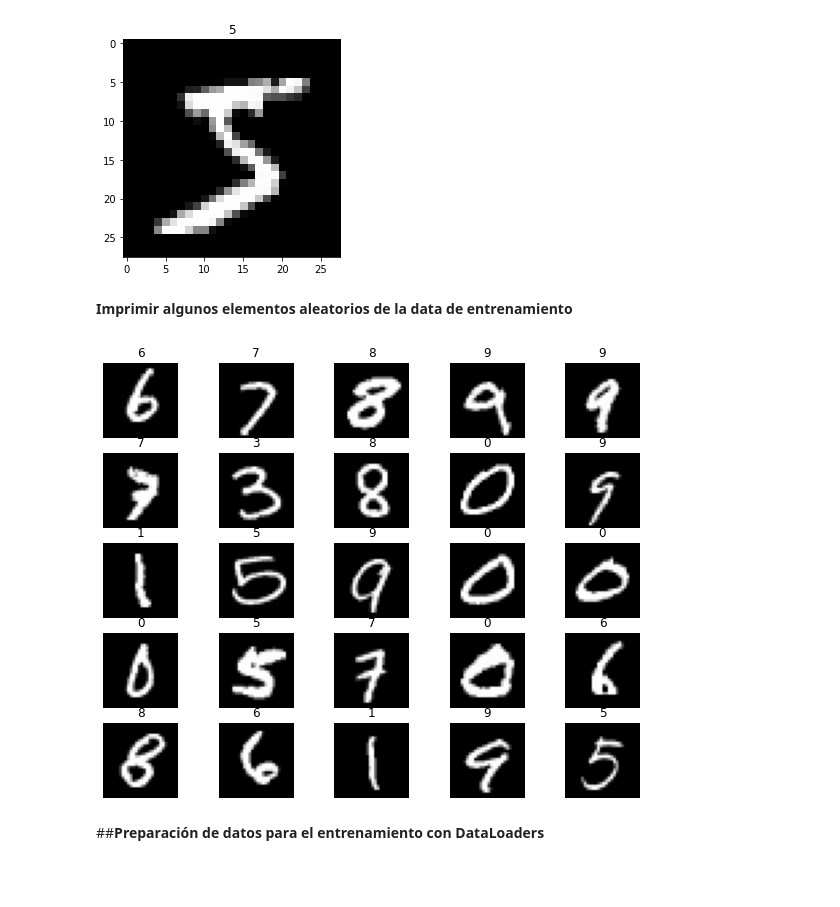
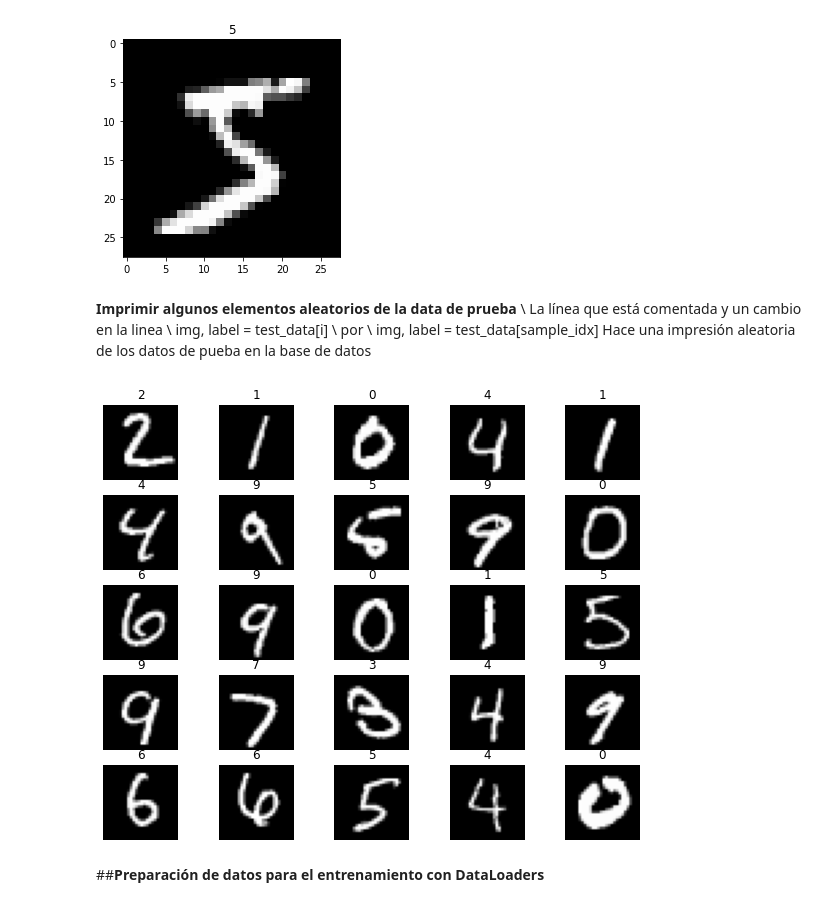
Before and after one commit to FERMEN23/CNN, a Jupyter notebook: MNIST.ipynb, the cells around one changed output. Saved outputs shown, nothing was run; the diff lists cells and outputs as text; code cells hidden in the pictures; blank space fills up the shorter version.

```diff
--- a/MNIST.ipynb
+++ b/MNIST.ipynb
@@ -62,21 +79,26 @@ plt.title('%i' % train_data.targets[0])
 plt.show()
 # %% [output]
 [figure]
-# %% [markdown]
-**Imprimir algunos elementos aleatorios de la data de entrenamiento**
+# %% [markdown]
+**Imprimir algunos elementos aleatorios de la data de prueba** \\
+La línea que está comentada y un cambio en la linea \\
+img, label = test_data[i] \\
+por \\
+img, label = test_data[sample_idx]
+Hace una impresión aleatoria de los datos de pueba en la base de datos
 # %%
 figure = plt.figure(figsize=(10, 8))
 cols, rows = 5, 5
 for i in range(1, cols * rows + 1):
-    sample_idx = torch.randint(len(train_data), size=(1,)).item()
-    img, label = train_data[sample_idx]
+    #sample_idx = torch.randint(len(train_data), size=(1,)).item()
+    img, label = test_data[i]
     figure.add_subplot(rows, cols, i)
     plt.title(label)
     plt.axis("off")
     plt.imshow(img.squeeze(), cmap="gray")
 plt.show()
 # %% [output]
-[figure, old version]
+[figure, new version]
 # %% [markdown]
 ##**Preparación de datos para el entrenamiento con DataLoaders**
 # %%
```
Also changed, not shown: parts of 7 cells of this notebook.
